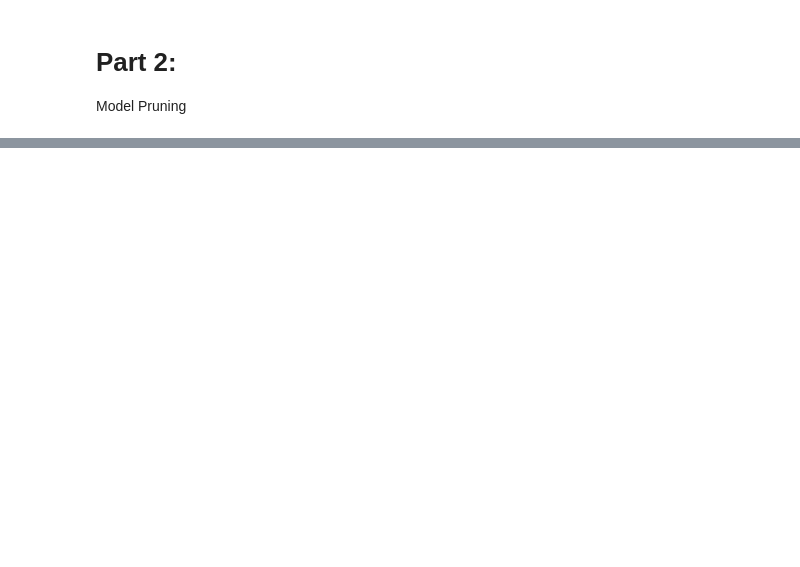
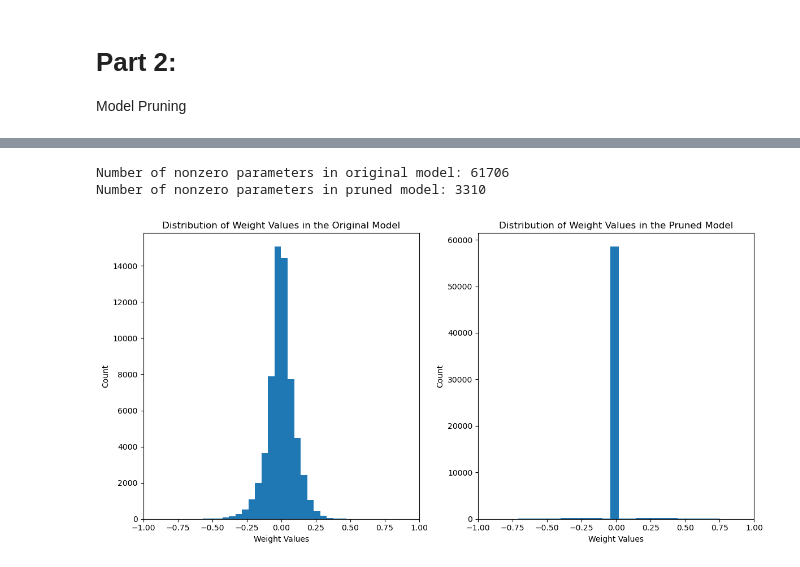
Before and after one commit to FFFROZEN090/EML_Pruning_ADMM, a Jupyter notebook: demo.ipynb, the cells around one changed output, grey strips where cells are left out. Drawn from its saved outputs; the diff is of its cells as text; code cells hidden in the pictures; blank space fills up the shorter version.

```diff
--- a/demo.ipynb
+++ b/demo.ipynb
@@ -22,0 +100,6 @@ MNIST dataset - LeNet-5
+# %%
+# Display Un-pruned evaluation results
+from SimplePruning_Toolbox.utils import evaluate
+model_LeNet.load_state_dict(torch.load('best_model_LeNet.pth'))
+test_loss, accuracy = evaluate(model_LeNet, test_loader, device, nn.CrossEntropyLoss())
+print(f'Original model, Test Loss: {test_loss:.4f}, Accuracy: {accuracy:.4f}')
@@ -28,3 +111,7 @@ Model Pruning
+# %%
+# Define ADMM Pruning method
+from SimplePruning_Toolbox import admm_pruning
+percent = [0.95, 0.95, 0.95, 0.95, 0.95]
 # %%
 #TODO: Apply ADMM pruning method to AlexNet
 # %%
@@ -43,0 +123,7 @@ Model Pruning
+# %%
+# Apply ADMM pruning method to LeNet-5
+model2 = LeNet5()
+model2.load_state_dict(torch.load('best_model_LeNet.pth'))
+pruned_model, mask = admm_pruning(model2, train_loader, percent)
+test_loss, accuracy = evaluate(pruned_model, test_loader, device, criterion = nn.CrossEntropyLoss())
+print(f'Pruned model, Test Loss: {test_loss:.4f}, Accuracy: {accuracy:.4f}')
@@ -43,0 +148,35 @@ Model Pruning
+# %%
+# Visualize model parameter changes and model size changes of LeNet-5
+from SimplePruning_Toolbox.utils import count_nonzero_params
+print(f'Number of nonzero parameters in original model: {count_nonzero_params(model_LeNet)}')
+print(f'Number of nonzero parameters in pruned model: {count_nonzero_params(pruned_model)}')
+
+# Plot the distribution of weights in the original and pruned models
+weights_leorignal = []
+weights_lepruned = []
+for param in model_LeNet.parameters():
+    weights_leorignal += list(param.cpu().detach().numpy().flatten())
+for param in pruned_model.parameters():
+    weights_lepruned += list(param.cpu().detach().numpy().flatten())
+
+plt.figure(figsize=(12, 6))
+plt.subplot(1, 2, 1)
+plt.hist(weights_leorignal, bins=50)
+plt.xlabel('Weight Values')
+plt.ylabel('Count')
+plt.title('Distribution of Weight Values in the Original Model')
+plt.xlim([-1, 1])
+
+plt.subplot(1, 2, 2)
+plt.hist(weights_lepruned, bins=50)
+plt.xlabel('Weight Values')
+plt.ylabel('Count')
+plt.title('Distribution of Weight Values in the Pruned Model')
+plt.xlim([-1, 1])
+
+plt.tight_layout()
+plt.show()
+# %% [output]
+Number of nonzero parameters in original model: 61706
+Number of nonzero parameters in pruned model: 3310
+[figure, added]
```
Also changed, not shown: parts of 18 cells of this notebook, 1 other file.
